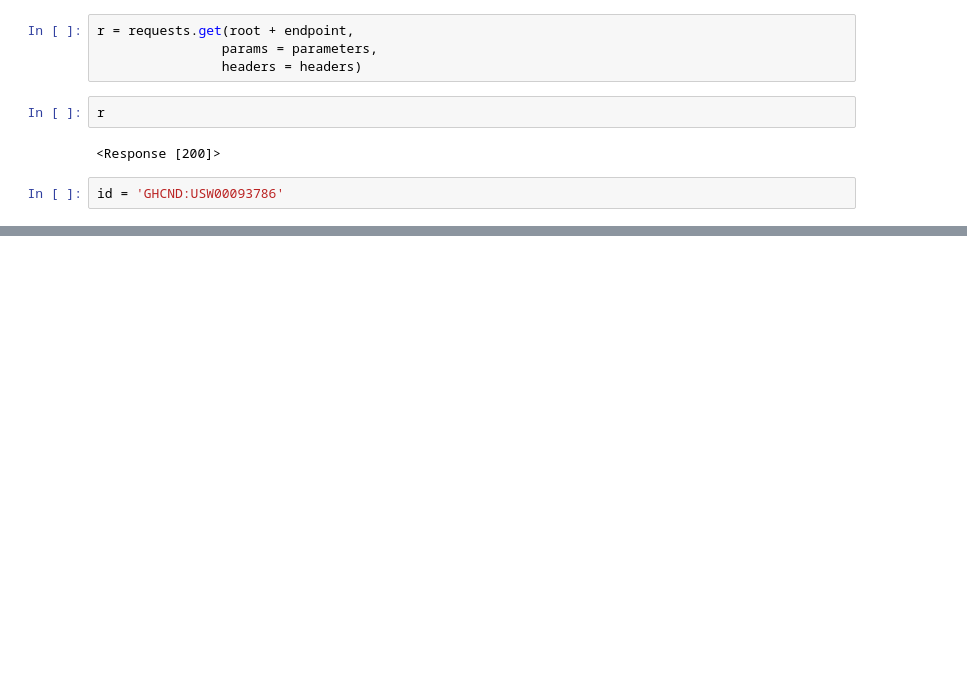
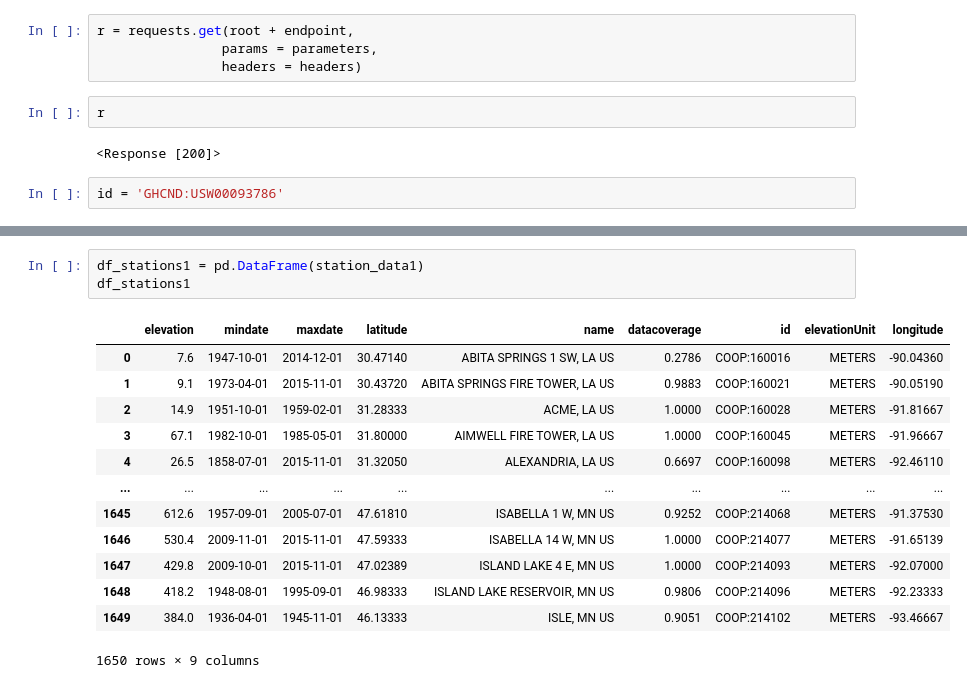
Before and after one commit to lizzy-miller/Tides, a Jupyter notebook: NOAA.ipynb, the cells around one changed output, grey strips where cells are left out. Cells and saved outputs as stored; diff of their text form; blank space fills up the shorter version.

```diff
--- a/NOAA.ipynb
+++ b/NOAA.ipynb
@@ -159,0 +210,17 @@ json.loads(r.text)
+# %%
+df_stations1 = pd.DataFrame(station_data1)
+df_stations1
+# %% [output]
+|  | elevation | mindate | maxdate | latitude | name | datacoverage | id | elevationUnit | longitude |
+| 0 | 7.6 | 1947-10-01 | 2014-12-01 | 30.47140 | ABITA SPRINGS 1 SW, LA US | 0.2786 | COOP:160016 | METERS | -90.04360 |
+| 1 | 9.1 | 1973-04-01 | 2015-11-01 | 30.43720 | ABITA SPRINGS FIRE TOWER, LA US | 0.9883 | COOP:160021 | METERS | -90.05190 |
+| 2 | 14.9 | 1951-10-01 | 1959-02-01 | 31.28333 | ACME, LA US | 1.0000 | COOP:160028 | METERS | -91.81667 |
+| 3 | 67.1 | 1982-10-01 | 1985-05-01 | 31.80000 | AIMWELL FIRE TOWER, LA US | 1.0000 | COOP:160045 | METERS | -91.96667 |
+| 4 | 26.5 | 1858-07-01 | 2015-11-01 | 31.32050 | ALEXANDRIA, LA US | 0.6697 | COOP:160098 | METERS | -92.46110 |
+| ... | ... | ... | ... | ... | ... | ... | ... | ... | ... |
+| 1645 | 612.6 | 1957-09-01 | 2005-07-01 | 47.61810 | ISABELLA 1 W, MN US | 0.9252 | COOP:214068 | METERS | -91.37530 |
+| 1646 | 530.4 | 2009-11-01 | 2015-11-01 | 47.59333 | ISABELLA 14 W, MN US | 1.0000 | COOP:214077 | METERS | -91.65139 |
+| 1647 | 429.8 | 2009-10-01 | 2015-11-01 | 47.02389 | ISLAND LAKE 4 E, MN US | 1.0000 | COOP:214093 | METERS | -92.07000 |
+| 1648 | 418.2 | 1948-08-01 | 1995-09-01 | 46.98333 | ISLAND LAKE RESERVOIR, MN US | 0.9806 | COOP:214096 | METERS | -92.23333 |
+| 1649 | 384.0 | 1936-04-01 | 1945-11-01 | 46.13333 | ISLE, MN US | 0.9051 | COOP:214102 | METERS | -93.46667 |
+1650 rows × 9 columns
```
Also changed, not shown: parts of 22 cells of this notebook, 15 other files.
